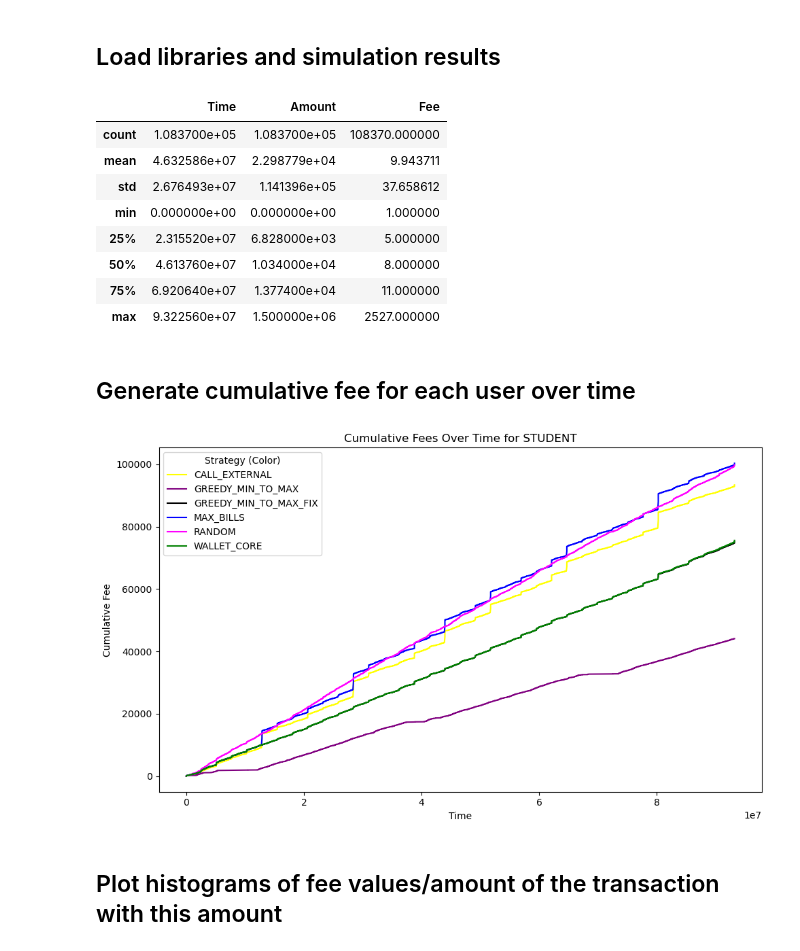
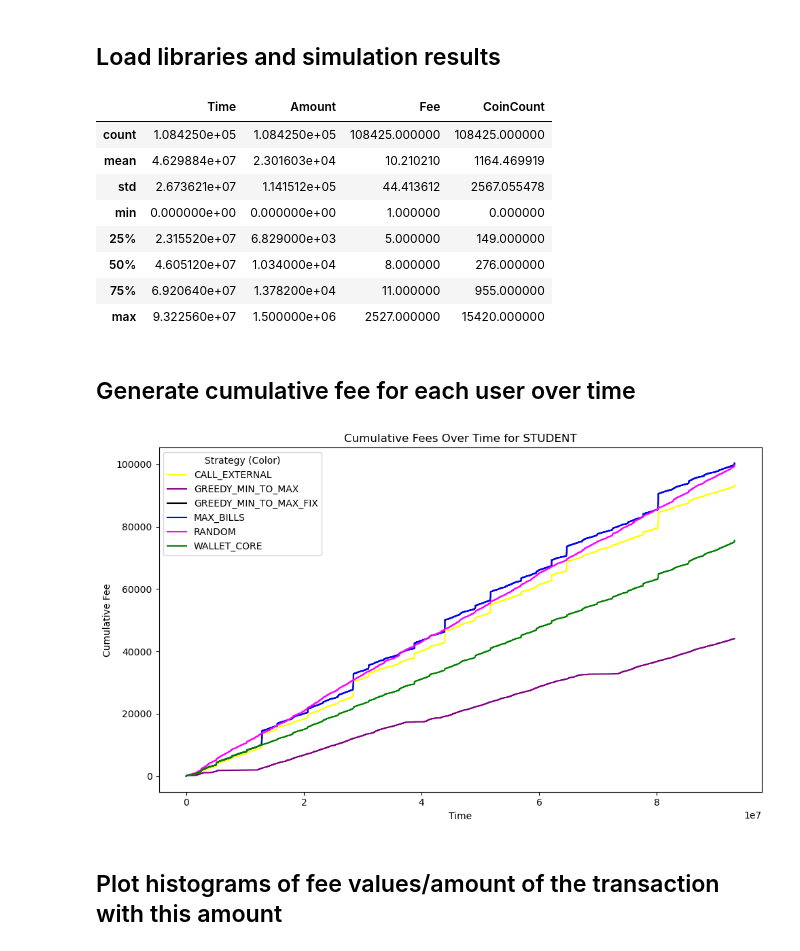
Before and after one commit to TheodorStraube/coin-selection-taler, a Jupyter notebook: coin-selection-analysis-master/analysis.ipynb, the cells around one changed output. Saved outputs shown, nothing was run; the diff lists cells and outputs as text; code cells hidden in the pictures.

```diff
--- a/coin-selection-analysis-master/analysis.ipynb
+++ b/coin-selection-analysis-master/analysis.ipynb
@@ -29,45 +29,45 @@ strategy_colors = {
     'CALL_EXTERNAL': 'yellow',
     'WALLET_CORE': 'green'
 }
 
 # Initialize an empty list to hold all data
 all_data = []
 
 # Process each file
 for file_name in files:
     file_path = os.path.join(data_dir, file_name)
     with open(file_path, 'r') as file:
         # Read user type and strategy from the first line
         user_type, strategy = file.readline().strip().split(', ')
 
         # Parse the rest of the data
         for line in file:
-            id, time, amount, operation, fee = line.strip().split(', ')  # Updated here to include 'amount'
+            id, time, amount, operation, fee, coin_count = line.strip().split(', ')  # Updated here to include 'amount'
             all_data.append({
                 "UserType": user_type,
                 "Strategy": strategy,
                 "Id": id,
                 "Time": int(time),
                 "Amount": int(amount),
                 "Operation": operation,
                 "Fee": int(fee),
-                "FileName": file_name
+                "FileName": file_name,
+                "CoinCount": int(coin_count)
             })
-
 # Convert the list of dictionaries to a DataFrame
 df = pd.DataFrame(all_data)
 
 df.describe()
 # %% [output]
-|  | Time | Amount | Fee |
-| count | 1.083700e+05 | 1.083700e+05 | 108370.000000 |
-| mean | 4.632586e+07 | 2.298779e+04 | 9.943711 |
-| std | 2.676493e+07 | 1.141396e+05 | 37.658612 |
-| min | 0.000000e+00 | 0.000000e+00 | 1.000000 |
-| 25% | 2.315520e+07 | 6.828000e+03 | 5.000000 |
-| 50% | 4.613760e+07 | 1.034000e+04 | 8.000000 |
-| 75% | 6.920640e+07 | 1.377400e+04 | 11.000000 |
-| max | 9.322560e+07 | 1.500000e+06 | 2527.000000 |
+|  | Time | Amount | Fee | CoinCount |
+| count | 1.084250e+05 | 1.084250e+05 | 108425.000000 | 108425.000000 |
+| mean | 4.629884e+07 | 2.301603e+04 | 10.210210 | 1164.469919 |
+| std | 2.673621e+07 | 1.141512e+05 | 44.413612 | 2567.055478 |
+| min | 0.000000e+00 | 0.000000e+00 | 1.000000 | 0.000000 |
+| 25% | 2.315520e+07 | 6.829000e+03 | 5.000000 | 149.000000 |
+| 50% | 4.605120e+07 | 1.034000e+04 | 8.000000 | 276.000000 |
+| 75% | 6.920640e+07 | 1.378200e+04 | 11.000000 | 955.000000 |
+| max | 9.322560e+07 | 1.500000e+06 | 2527.000000 | 15420.000000 |
 # %% [markdown]
 ## Generate cumulative fee for each user over time
 # %%
@@ -100,7 +100,7 @@ for user_type in df['UserType'].unique():
     plt.savefig(f"pictures/{user_type}_cumulative_fees.png", bbox_inches='tight')
     plt.show()
 # %% [output]
-[figure, old version]
+[figure, new version]
 # %% [markdown]
 ## Plot histograms of fee values/amount of the transaction with this amount
 # %%
```
Also changed, not shown: parts of 6 cells of this notebook, 5 other files.
